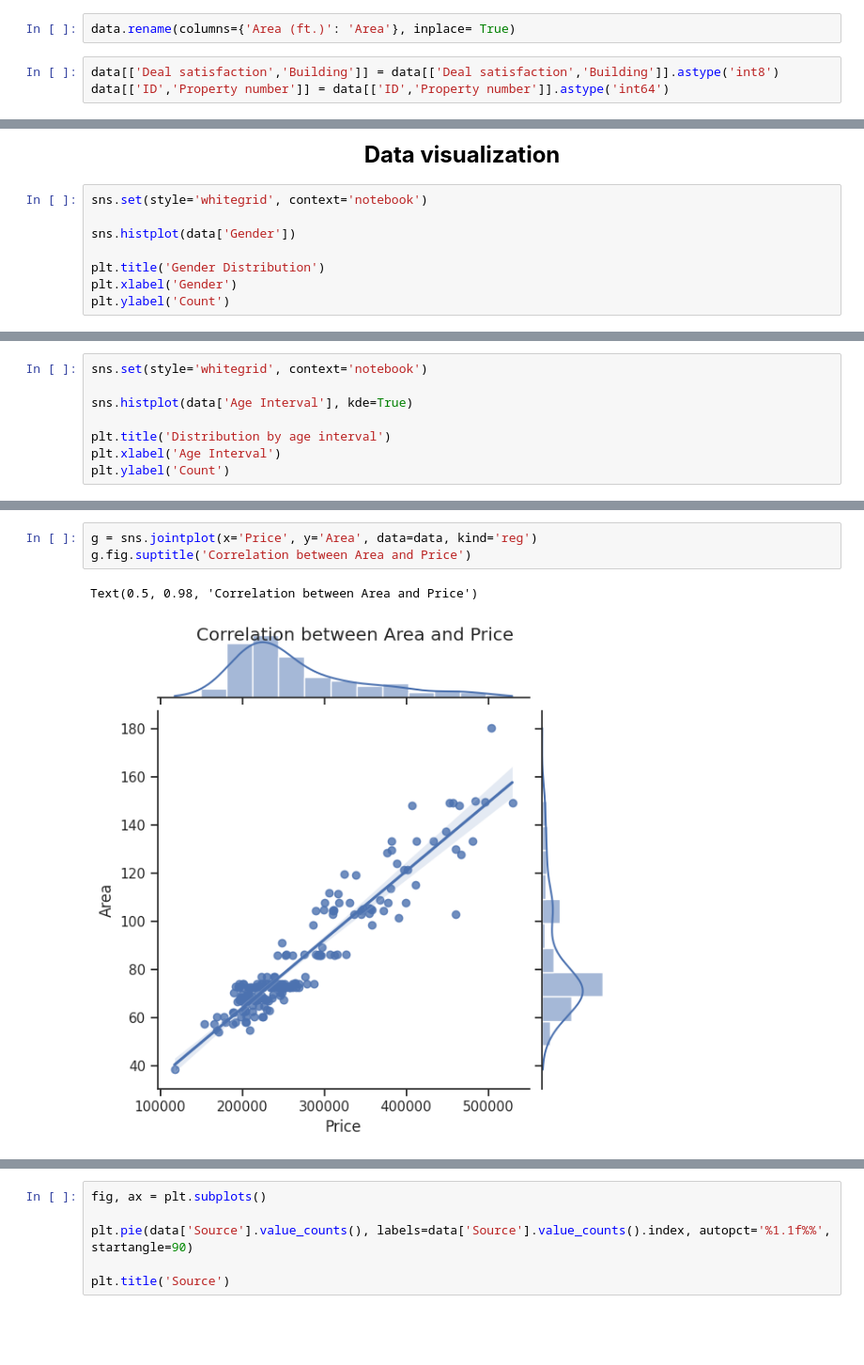
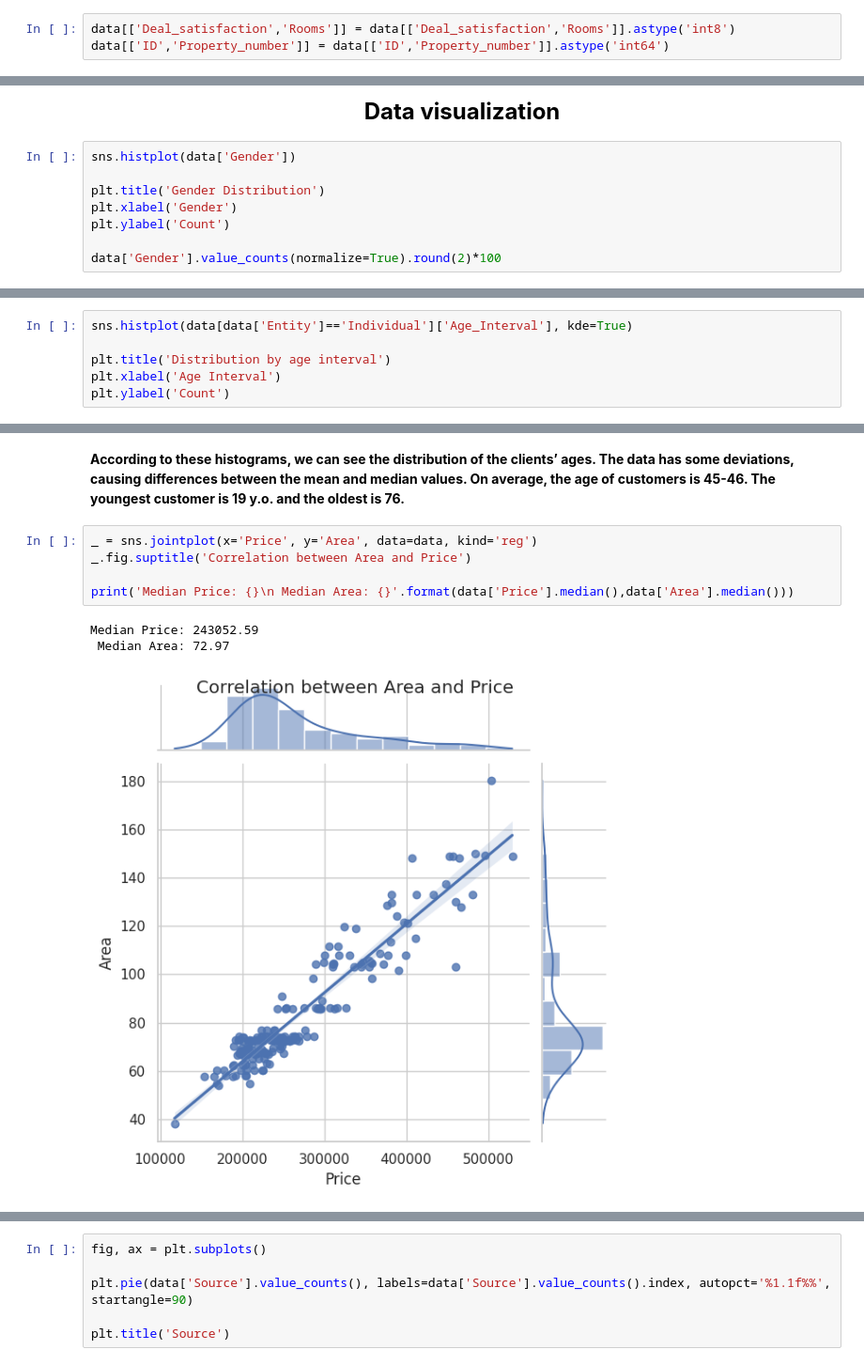
Before and after one commit to DAvocad00/HW2, a Jupyter notebook: EDA/target_customers.ipynb, the cells around one changed output, grey strips where cells are left out. Shown at 94% size. Saved outputs shown, nothing was run; the diff lists cells and outputs as text; blank space fills up the shorter version.

```diff
--- a/EDA/target_customers.ipynb
+++ b/EDA/target_customers.ipynb
@@ -256,5 +233,3 @@ data['Area (ft.)'] = data['Area (ft.)'].apply(lambda x: x/10.764).round(2)
-# %%
-data.rename(columns={'Area (ft.)': 'Area'}, inplace= True)
 # %%
-data[['Deal satisfaction','Building']] = data[['Deal satisfaction','Building']].astype('int8')
-data[['ID','Property number']] = data[['ID','Property number']].astype('int64')
+data[['Deal_satisfaction','Rooms']] = data[['Deal_satisfaction','Rooms']].astype('int8')
+data[['ID','Property_number']] = data[['ID','Property_number']].astype('int64')
@@ -279,11 +245,11 @@ data.head()
 # %% [markdown]
 <div align="center"> <font size="5"> <b>Data visualization</b> </div>
 # %%
-sns.set(style='whitegrid', context='notebook')
-
 sns.histplot(data['Gender'])
 
 plt.title('Gender Distribution')
 plt.xlabel('Gender')
 plt.ylabel('Count')
+
+data['Gender'].value_counts(normalize=True).round(2)*100
 # %% [output]
@@ -306,7 +284,5 @@ plt.legend()
 # %%
-sns.set(style='whitegrid', context='notebook')
-
-sns.histplot(data['Age Interval'], kde=True)
+sns.histplot(data[data['Entity']=='Individual']['Age_Interval'], kde=True)
 
 plt.title('Distribution by age interval')
 plt.xlabel('Age Interval')
@@ -327,6 +293,11 @@ sns.boxplot(data = data['Price'])
+# %% [markdown]
+<b>According to these histograms, we can see the distribution of the clients’ ages. The data has some deviations, causing differences between the mean and median values. On average, the age of customers is 45-46. The youngest customer is 19 y.o. and the oldest is 76.</b>
 # %%
-g = sns.jointplot(x='Price', y='Area', data=data, kind='reg')
-g.fig.suptitle('Correlation between Area and Price')
+_ = sns.jointplot(x='Price', y='Area', data=data, kind='reg')
+_.fig.suptitle('Correlation between Area and Price')
+
+print('Median Price: {}\n Median Area: {}'.format(data['Price'].median(),data['Area'].median()))
 # %% [output]
-Text(0.5, 0.98, 'Correlation between Area and Price')
+Median Price: 243052.59
+ Median Area: 72.97
-[figure, old version]
+[figure, new version]
```
Also changed, not shown: parts of 47 cells of this notebook, 1 other file.
